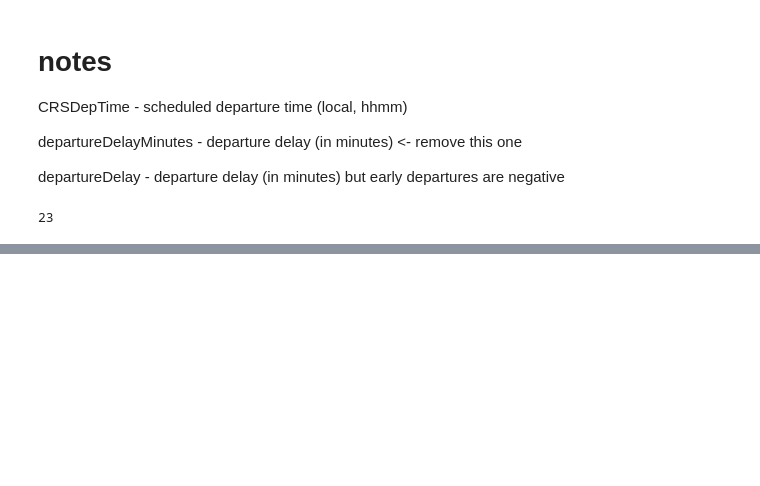
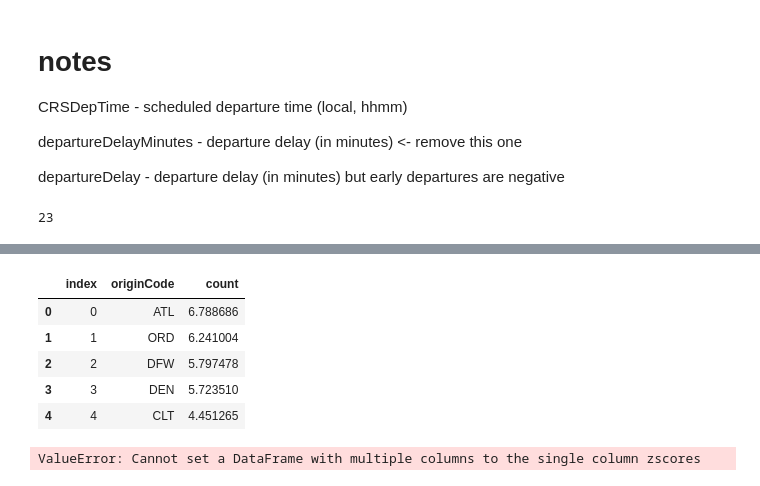
Before and after one commit to dbchristenson/timely-takeoff-model, a Jupyter notebook: src/intake_test.ipynb, the cells around one changed output, grey strips where cells are left out. Saved outputs shown, nothing was run; the diff lists cells and outputs as text; code cells hidden in the pictures; blank space fills up the shorter version.

```diff
--- a/src/intake_test.ipynb
+++ b/src/intake_test.ipynb
@@ -220,0 +247,23 @@ cleaned_full_data[["flightDate", "scheduledArrivalTime"]].sample().head(1)
+# %%
+origin_code_zscore = origin_code_zscore.reset_index()
+origin_code_zscore.head()
+# %% [output]
+|  | index | originCode | count |
+| 0 | 0 | ATL | 6.788686 |
+| 1 | 1 | ORD | 6.241004 |
+| 2 | 2 | DFW | 5.797478 |
+| 3 | 3 | DEN | 5.723510 |
+| 4 | 4 | CLT | 4.451265 |
+# %%
+origin_vc = dropped_df.originCode.value_counts()
+
+# convert origin_vc to dataframe
+origin_vc = origin_vc.reset_index()
+
+# combine origin_vc with zscores
+origin_vc["zscores"] = origin_code_zscore
+
+print(origin_vc.shape)
+origin_vc.head()
+# %% [output]
+ValueError: Cannot set a DataFrame with multiple columns to the single column zscores
```
Also changed, not shown: parts of 11 cells of this notebook, 4 other files.
